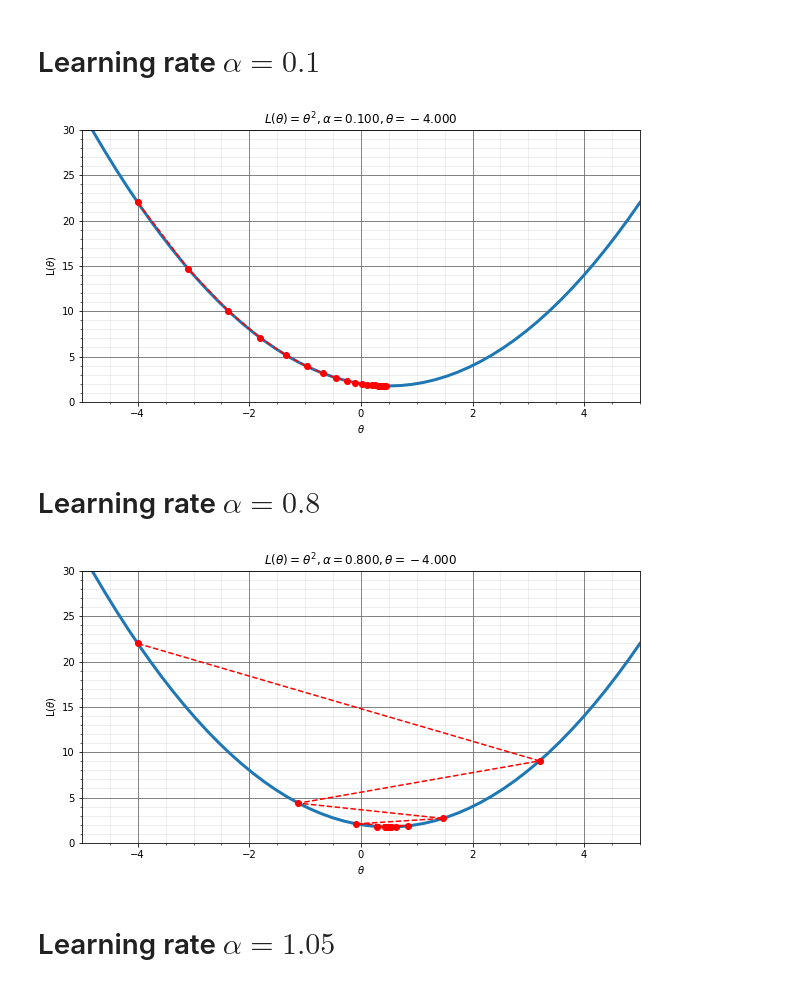
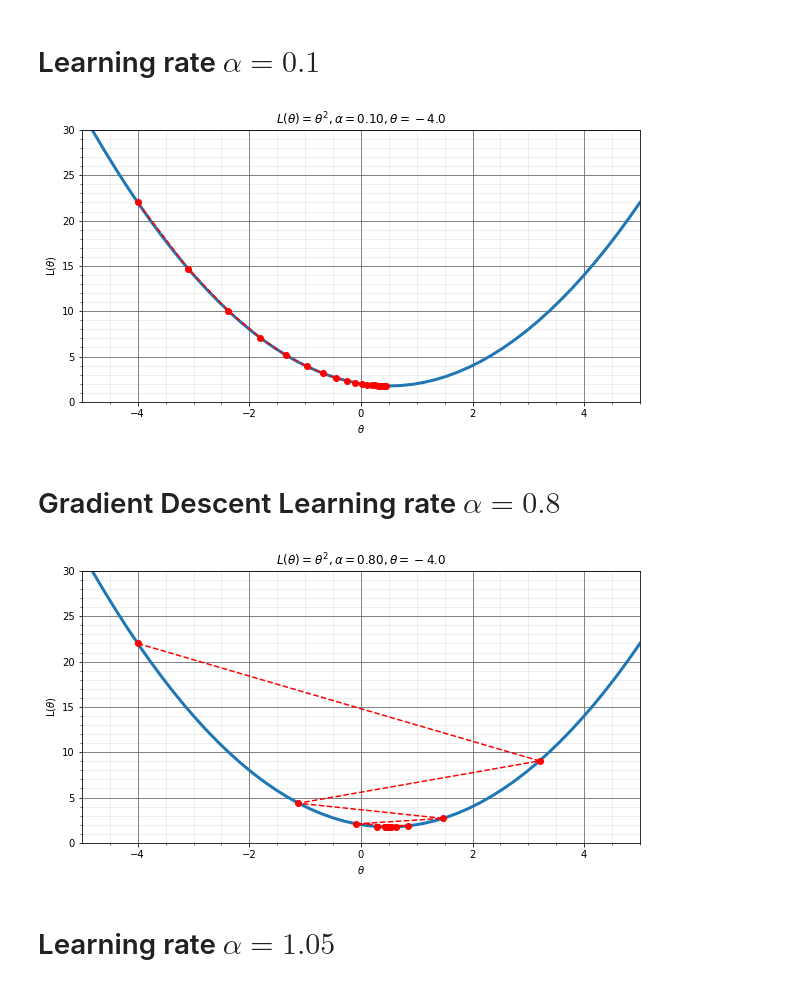
Before and after one commit to wasit7/2020, a Jupyter notebook: depa/day05_supervised_learning/04 Gradient Descent.ipynb, the cells around one changed output. Saved outputs shown, nothing was run; the diff lists cells and outputs as text; code cells hidden in the pictures.

```diff
--- a/depa/day05_supervised_learning/04 Gradient Descent.ipynb
+++ b/depa/day05_supervised_learning/04 Gradient Descent.ipynb
@@ -51,33 +51,33 @@ $$\theta_{t+1} = \theta_{t} - \alpha \frac {dL(\theta)}{d\theta}$$
 # %%
 alpha=0.1
 theta_o=-4
 
 fig = plt.figure(figsize=(10,5))
 ax = fig.gca()
 plt.xlim(-5, 5)
 plt.ylim(0, 30)
 plt.grid(b=True, which='major', color='#666666', linestyle='-')
 plt.minorticks_on()
 plt.grid(b=True, which='minor', color='#999999', linestyle='-', alpha=0.2)
 ax.set_ylabel(r'L($\theta$)')
 ax.set_xlabel(r'$\theta$')
-ax.set_title(r'$L(\theta)=\theta^2, \alpha=%.3f, \theta=%.3f$'%(alpha,theta_o))
+ax.set_title(r'$L(\theta)=\theta^2, \alpha=%.2f, \theta=%.1f$'%(alpha,theta_o))
 
 theta=np.linspace(-5,5,50)
 ax.plot(theta,f(theta),linewidth=3)
 
 theta_i=theta_o
 Ls=[f(theta_i)]
 thetas=[theta_i]
 for i in range(20):
     theta_i=theta_i-alpha*df(theta_i)
     Ls.append(f(theta_i))
     thetas.append(theta_i)
 ax=plt.plot(thetas,Ls,'or--')
 # %% [output]
-[figure, old version]
+[figure, new version]
 # %% [markdown]
-# Learning rate $\alpha = 0.8$
+# Gradient Descent Learning rate $\alpha = 0.8$
 # %%
 alpha=0.8
 theta_o=-4
@@ -91,7 +91,7 @@ plt.minorticks_on()
 plt.grid(b=True, which='minor', color='#999999', linestyle='-', alpha=0.2)
 ax.set_ylabel(r'L($\theta$)')
 ax.set_xlabel(r'$\theta$')
-ax.set_title(r'$L(\theta)=\theta^2, \alpha=%.3f, \theta=%.3f$'%(alpha,theta_o))
+ax.set_title(r'$L(\theta)=\theta^2, \alpha=%.2f, \theta=%.1f$'%(alpha,theta_o))
 
 theta=np.linspace(-5,5,50)
 ax.plot(theta,f(theta),linewidth=3)
@@ -105,7 +105,7 @@ for i in range(20):
     thetas.append(theta_i)
 ax=plt.plot(thetas,Ls,'or--')
 # %% [output]
-[figure, old version]
+[figure, new version]
 # %% [markdown]
 # Learning rate $\alpha = 1.05$
 # %%
```
Also changed, not shown: parts of 1 cell of this notebook, 4 other files.
